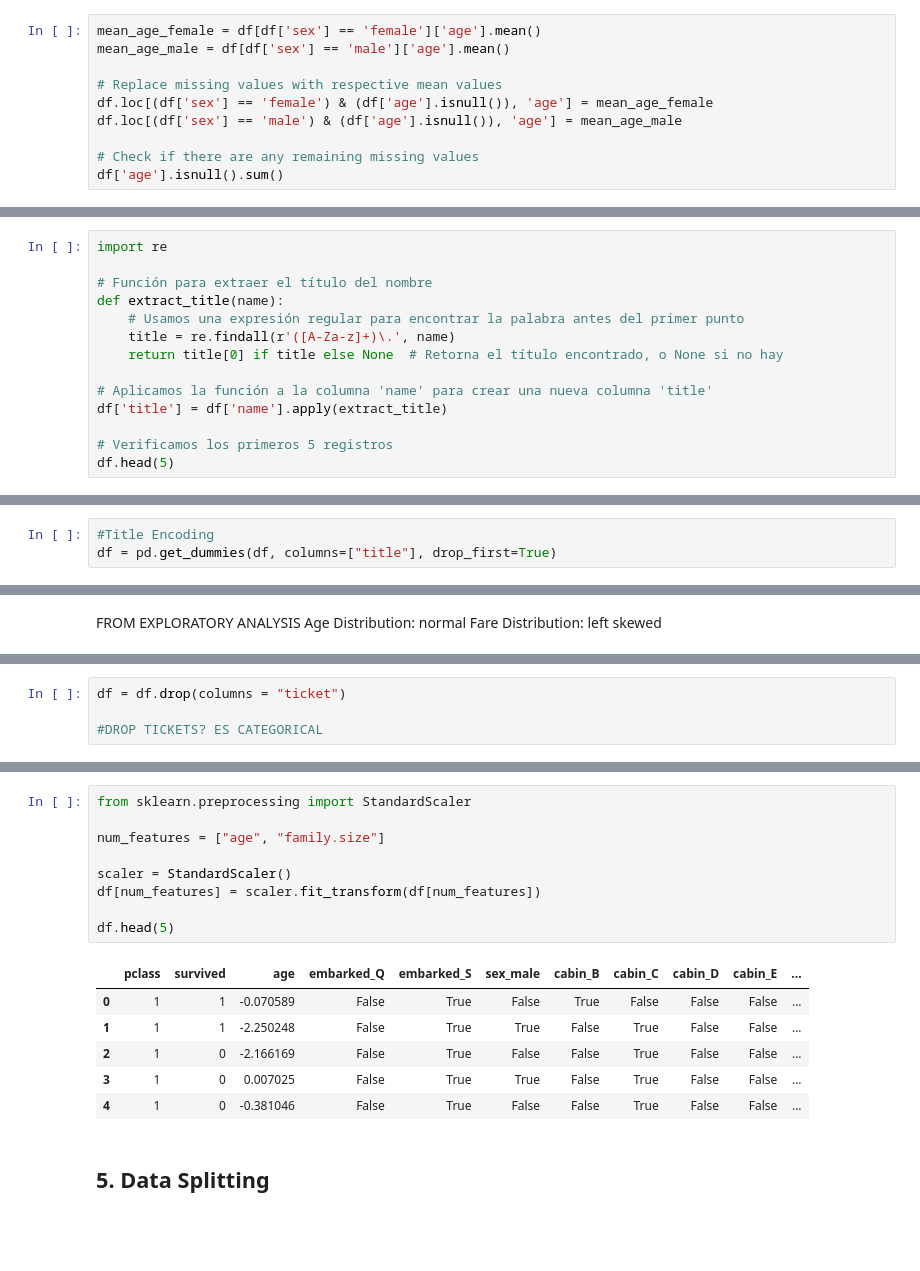
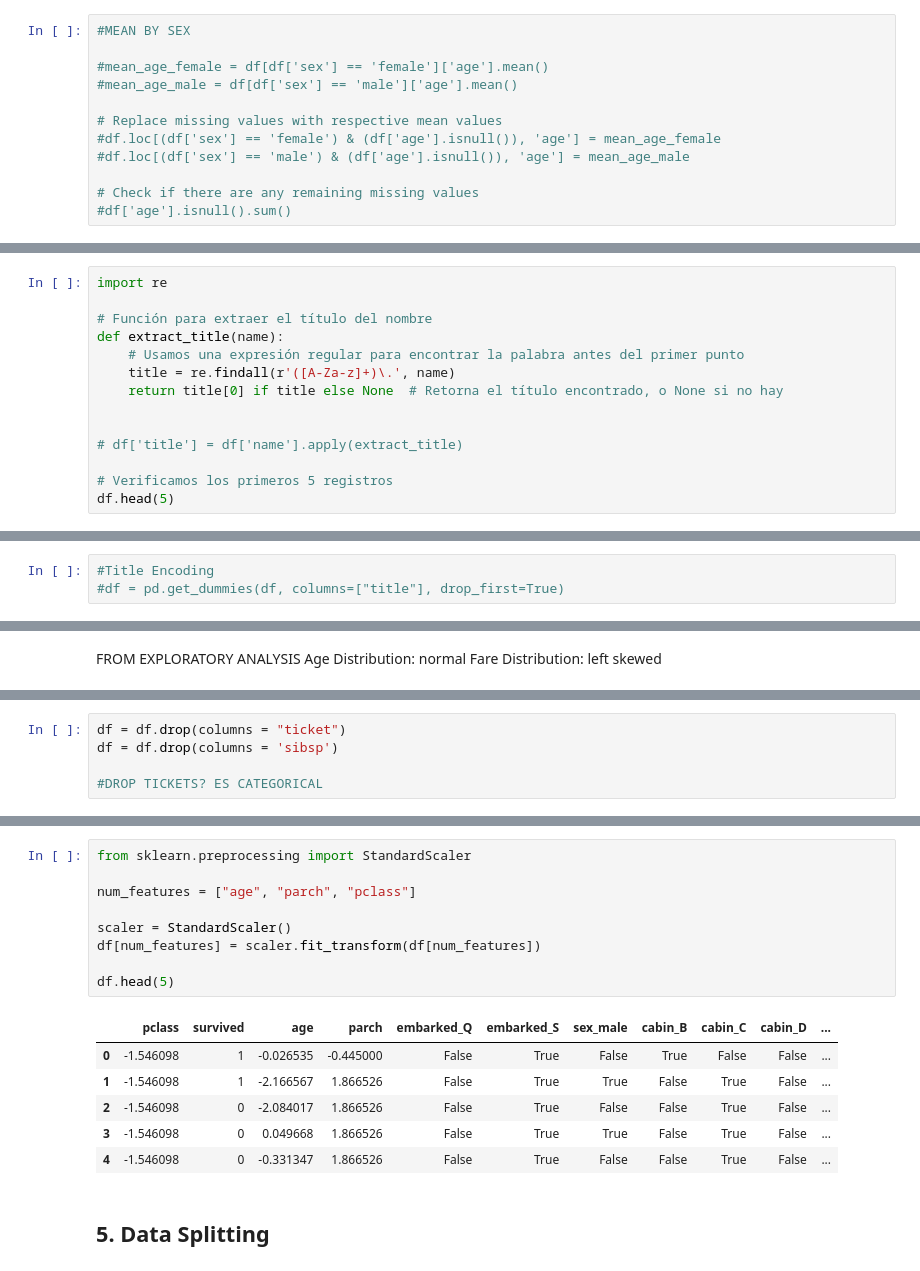
Before and after one commit to fedecaselli/ML-fundamentals-2025, a Jupyter notebook: AssignmentI/assignment_1_<Federica_Caselli[Caselli]>.ipynb, the cells around one changed output, grey strips where cells are left out. Cells and saved outputs as stored; diff of their text form; blank space fills up the shorter version.

```diff
--- a/AssignmentI/assignment_1_<Federica_Caselli[Caselli]>.ipynb
+++ b/AssignmentI/assignment_1_<Federica_Caselli[Caselli]>.ipynb
@@ -596,13 +624,15 @@ Mean by pclass?
 # %%
-mean_age_female = df[df['sex'] == 'female']['age'].mean()
-mean_age_male = df[df['sex'] == 'male']['age'].mean()
+#MEAN BY SEX
+
+#mean_age_female = df[df['sex'] == 'female']['age'].mean()
+#mean_age_male = df[df['sex'] == 'male']['age'].mean()
 
 # Replace missing values with respective mean values
-df.loc[(df['sex'] == 'female') & (df['age'].isnull()), 'age'] = mean_age_female
-df.loc[(df['sex'] == 'male') & (df['age'].isnull()), 'age'] = mean_age_male
+#df.loc[(df['sex'] == 'female') & (df['age'].isnull()), 'age'] = mean_age_female
+#df.loc[(df['sex'] == 'male') & (df['age'].isnull()), 'age'] = mean_age_male
 
 # Check if there are any remaining missing values
-df['age'].isnull().sum()
+#df['age'].isnull().sum()
 # %% [output]
 np.int64(0)
 # %% [markdown]
@@ -845,8 +875,8 @@ def extract_title(name):
     title = re.findall(r'([A-Za-z]+)\.', name)
     return title[0] if title else None  # Retorna el título encontrado, o None si no hay
 
-# Aplicamos la función a la columna 'name' para crear una nueva columna 'title'
-df['title'] = df['name'].apply(extract_title)
+
+# df['title'] = df['name'].apply(extract_title)
 
 # Verificamos los primeros 5 registros
 df.head(5)
@@ -1030,6 +1053,6 @@ df = df.drop(columns=['name'])
 # %%
 #Title Encoding
-df = pd.get_dummies(df, columns=["title"], drop_first=True)
+#df = pd.get_dummies(df, columns=["title"], drop_first=True)
 # %%
 df = df.drop(columns=["name"])
 # %%
@@ -1100,4 +1131,5 @@ Fare Distribution: left skewed
 # %%
 df = df.drop(columns = "ticket")
+df = df.drop(columns = 'sibsp')
 
 #DROP TICKETS? ES CATEGORICAL
@@ -1104,19 +1145,19 @@ df = df.drop(columns = "ticket")
 # %%
 from sklearn.preprocessing import StandardScaler
 
-num_features = ["age", "family.size"]
+num_features = ["age", "parch", "pclass"]
 
 scaler = StandardScaler()
 df[num_features] = scaler.fit_transform(df[num_features])
 
 df.head(5)
 # %% [output]
-|  | pclass | survived | age | embarked_Q | embarked_S | sex_male | cabin_B | cabin_C | cabin_D | cabin_E | ... |
-| 0 | 1 | 1 | -0.070589 | False | True | False | True | False | False | False | ... |
-| 1 | 1 | 1 | -2.250248 | False | True | True | False | True | False | False | ... |
-| 2 | 1 | 0 | -2.166169 | False | True | False | False | True | False | False | ... |
-| 3 | 1 | 0 | 0.007025 | False | True | True | False | True | False | False | ... |
-| 4 | 1 | 0 | -0.381046 | False | True | False | False | True | False | False | ... |
+|  | pclass | survived | age | parch | embarked_Q | embarked_S | sex_male | cabin_B | cabin_C | cabin_D | ... |
+| 0 | -1.546098 | 1 | -0.026535 | -0.445000 | False | True | False | True | False | False | ... |
+| 1 | -1.546098 | 1 | -2.166567 | 1.866526 | False | True | True | False | True | False | ... |
+| 2 | -1.546098 | 0 | -2.084017 | 1.866526 | False | True | False | False | True | False | ... |
+| 3 | -1.546098 | 0 | 0.049668 | 1.866526 | False | True | True | False | True | False | ... |
+| 4 | -1.546098 | 0 | -0.331347 | 1.866526 | False | True | False | False | True | False | ... |
 # %% [markdown]
 ## 5. Data Splitting
 # %%
```
Also changed, not shown: parts of 9 cells of this notebook.
